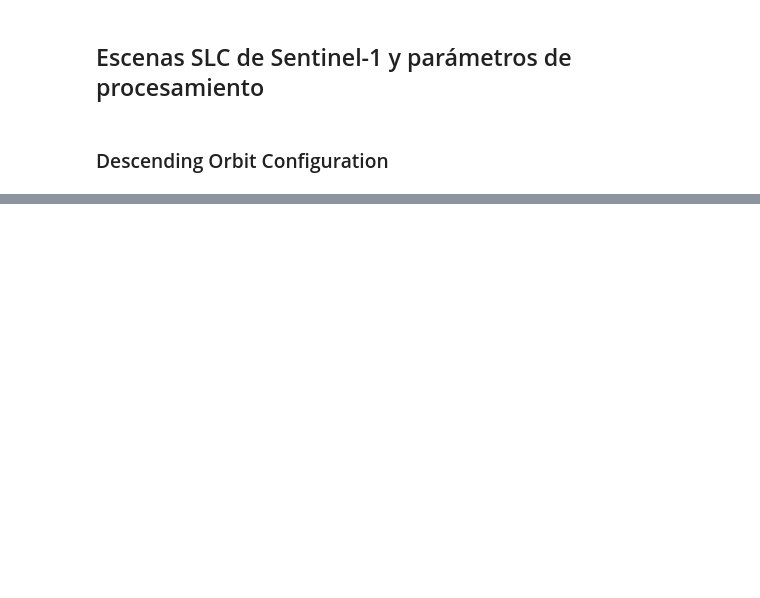
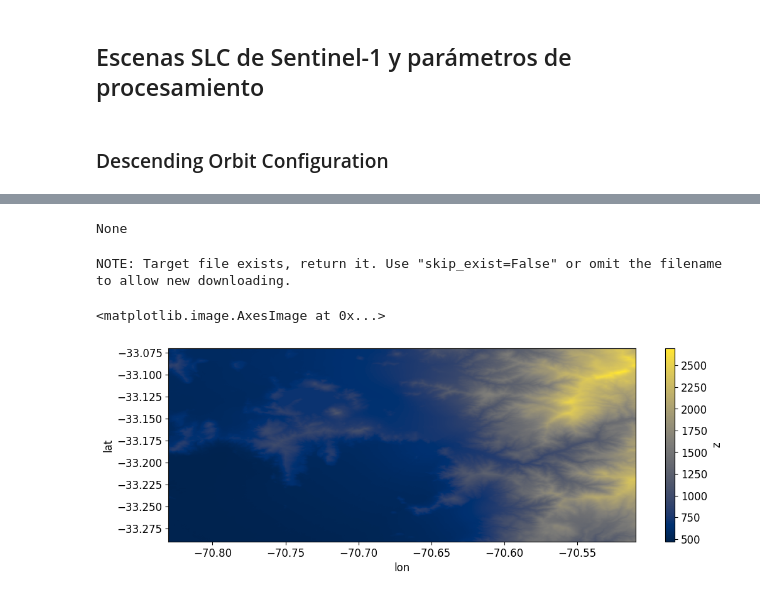
Before and after one commit to paoandreachv/Practica, a Jupyter notebook: Mina_Los_Bronces,_Colina.ipynb, the cells around one changed output, grey strips where cells are left out. Drawn from its saved outputs; the diff is of its cells as text; code cells hidden in the pictures; blank space fills up the shorter version.

Commit message:
Código con error en sbas.plot_scenes

```diff
--- a/Mina_Los_Bronces,_Colina.ipynb
+++ b/Mina_Los_Bronces,_Colina.ipynb
@@ -193,3 +176,5 @@ Directorios preparados:
 # %%
 
-DEM = f'{DATADIR}/dem.nc'
+DEM = f'{DATADIR}/demTranque.nc'
+
+print(DEM)
@@ -195,0 +183,18 @@ DEM = f'{DATADIR}/dem.nc'
+# %%
+# Define una cadena de texto en formato Geo JSON que describe un área
+# de interés (AOI). En este caso, el AOI se define como una línea que
+# conecta dos puntos geográficos.
+
+geojson = '''
+
+{
+  "type": "Feature",
+  "geometry": {
+    "type": "Polygon",
+    "coordinates": [[[-70.55, -33.29], [-70.83, -33.24], [-70.80, -33.07], [-70.51, -33.12]]]
+  },
+  "properties": {}
+}
+'''
+
+AOI = gpd.GeoDataFrame.from_features([json.loads(geojson)])
@@ -195,0 +210,9 @@ DEM = f'{DATADIR}/dem.nc'
+# %%
+# Acá se crea un objeto ASF para interactuar con el repositorio ASF usando mis credenciales
+asf = ASF(asf_username, asf_password)
+
+# Descarga las escenas definidas en la lista SCENES al directorio DATADIR, pero sólo las que
+# coinciden con el sub-swath especificado
+print(asf.download(DATADIR, SCENES, SUBSWATH))
+# %% [output]
+None
@@ -195,0 +224,8 @@ DEM = f'{DATADIR}/dem.nc'
+# %%
+# Este código se encarga de descargar un DEM de Copernicus y mostrarlo como una imagen
+
+Tiles().download_dem(AOI, filename=DEM).plot.imshow(cmap='cividis')
+# %% [output]
+NOTE: Target file exists, return it. Use "skip_exist=False" or omit the filename to allow new downloading.
+<matplotlib.image.AxesImage at 0x...>
+[figure, added]
```
Also changed, not shown: parts of 21 cells of this notebook.
